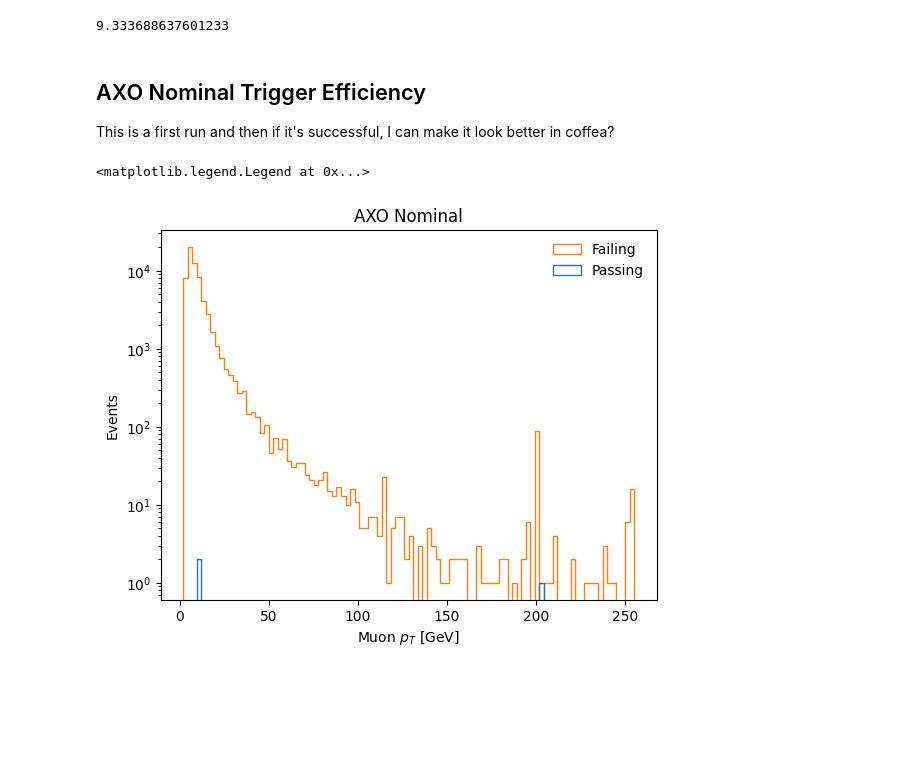
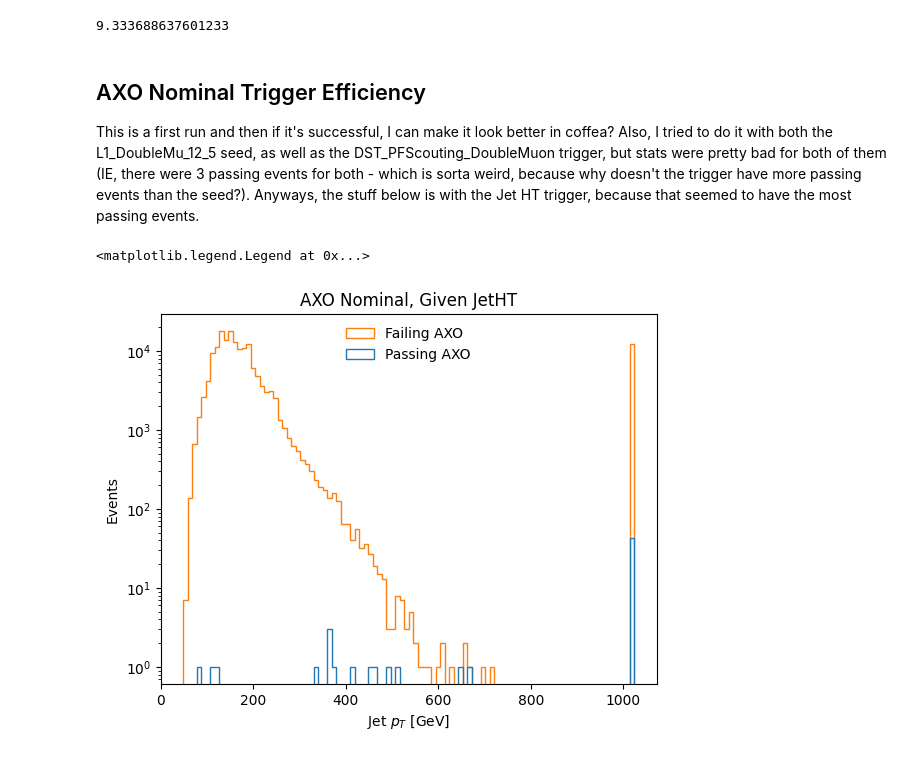
Before and after one commit to AdaCollins01/completed_axol1tl_practice, a Jupyter notebook: 4_getting_started_with_triggers.ipynb, the cells around one changed output. Drawn from its saved outputs; the diff is of its cells as text; code cells hidden in the pictures; blank space fills up the shorter version.

```diff
--- a/4_getting_started_with_triggers.ipynb
+++ b/4_getting_started_with_triggers.ipynb
@@ -675,37 +668,67 @@ np.max(storage_hlt)
 9.333688637601233
 # %% [markdown]
 ## AXO Nominal Trigger Efficiency
-This is a first run and then if it's successful, I can make it look better in coffea?
+This is a first run and then if it's successful, I can make it look better in coffea? Also, I tried to do it with both the L1_DoubleMu_12_5 seed, as well as the DST_PFScouting_DoubleMuon trigger, but stats were pretty bad for both of them (IE, there were 3 passing events for both - which is sorta weird, because why doesn't the trigger have more passing events than the seed?). Anyways, the stuff below is with the Jet HT trigger, because that seemed to have the most passing events.
 # %%
-# What passed dimuon seed?
+"""
+# What passed?
 dimuon_seed = events["DST_PFScouting_DoubleMuon"].array()
-#dimuon_seed = events["L1_DoubleMu_12_5"].array() --> stats are pretty bad for both
+#dimuon_seed = events["L1_DoubleMu_12_5"].array()
 mu_bx_0 = events["L1Mu_bx"].array() == 0
 mu_pt = events["L1Mu_pt"].array()[mu_bx_0]
 
 # What passed AXO?
 axonom_trigger_bits = events["DST_PFScouting_AXONominal"].array()
 passing = dimuon_seed & axonom_trigger_bits
 passing_mu = mu_pt[passing]
 passing_mu = ak.flatten(passing_mu[:,0:1])
 
 # What failed AXO?
 failing = dimuon_seed & ~axonom_trigger_bits
 failing_mu = mu_pt[failing]
 failing_mu = ak.flatten(failing_mu[:,0:1])
 
 # Plot these
 plt.hist([passing_mu, failing_mu],
          bins = 100,
          label = ["Passing", "Failing"],
          histtype = "step")
 plt.yscale("log")
 plt.ylabel("Events")
 plt.xlabel(r"Muon $p_T$ [GeV]")
 plt.title("AXO Nominal")
 plt.legend(frameon = False)
+"""
+
+
+# What passed?
+jetHT = events["DST_PFScouting_JetHT"].array()
+jet_bx_0 = events["L1Jet_bx"].array() == 0
+jet_pt = events["L1Jet_pt"].array()[jet_bx_0]
+
+# What passed AXO?
+axonom_trigger_bits = events["DST_PFScouting_AXONominal"].array()
+passing = jetHT & axonom_trigger_bits # Right?
+passing_jet = jet_pt[passing]
+passing_jet = ak.flatten(passing_jet[:,0:1])
+
+# What failed AXO?
+failing = jetHT & ~axonom_trigger_bits # Keeps what passed jetHT, but not what failed AXO_Nominal
+failing_jet = jet_pt[failing]
+failing_jet = ak.flatten(failing_jet[:,0:1])
+
+# Plot these
+plt.hist([passing_jet, failing_jet],
+         bins = 100,
+         label = ["Passing AXO", "Failing AXO"],
+         histtype = "step")
+plt.yscale("log")
+plt.ylabel("Events")
+plt.xlabel(r"Jet $p_T$ [GeV]")
+plt.title("AXO Nominal, Given JetHT")
+plt.legend(frameon = False)
 # %% [output]
 <matplotlib.legend.Legend at 0x...>
-[figure, old version]
+[figure, new version]
 # %%
 # Let's try to plot efficiency from this, but hopes are low
```
Also changed, not shown: parts of 12 cells of this notebook, 2 other files.
